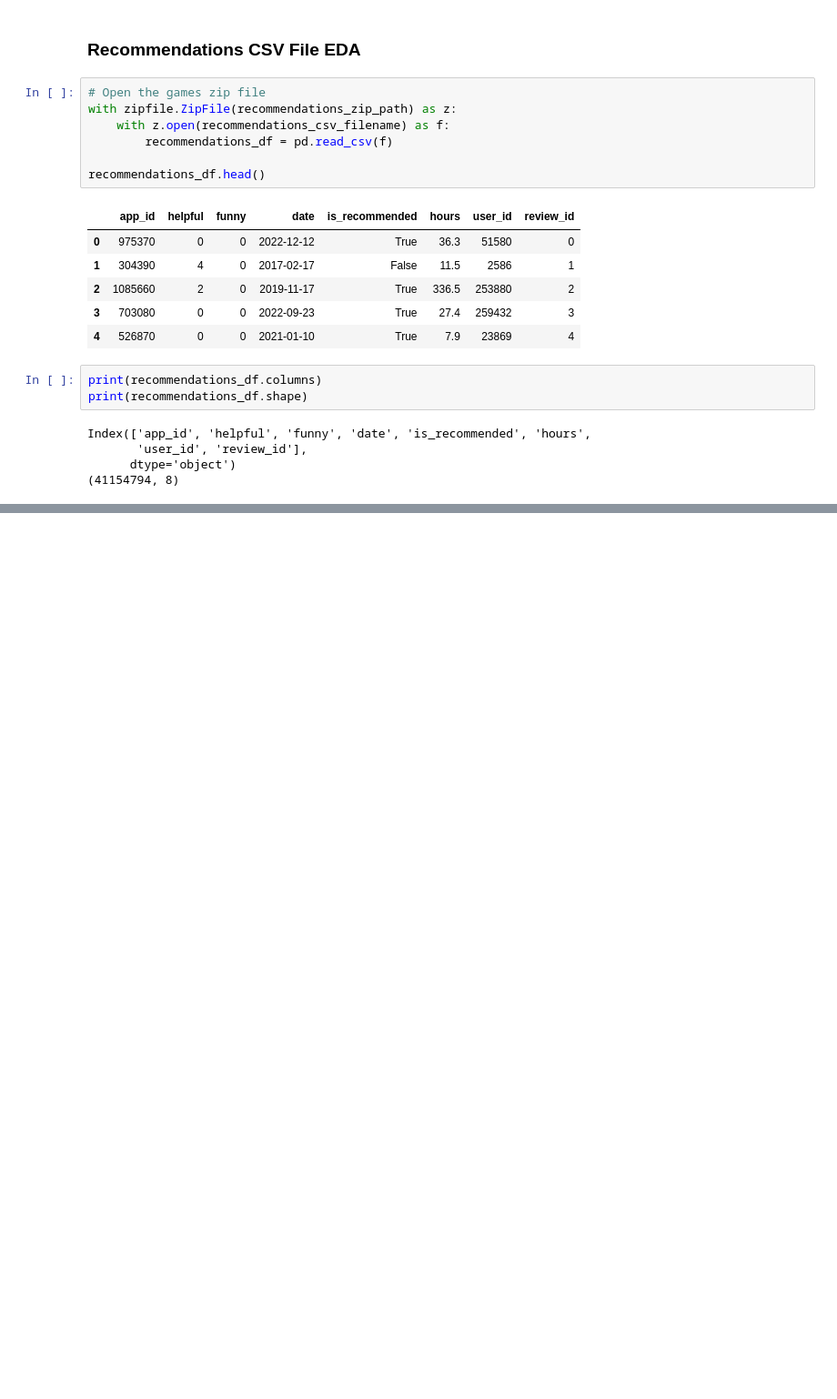
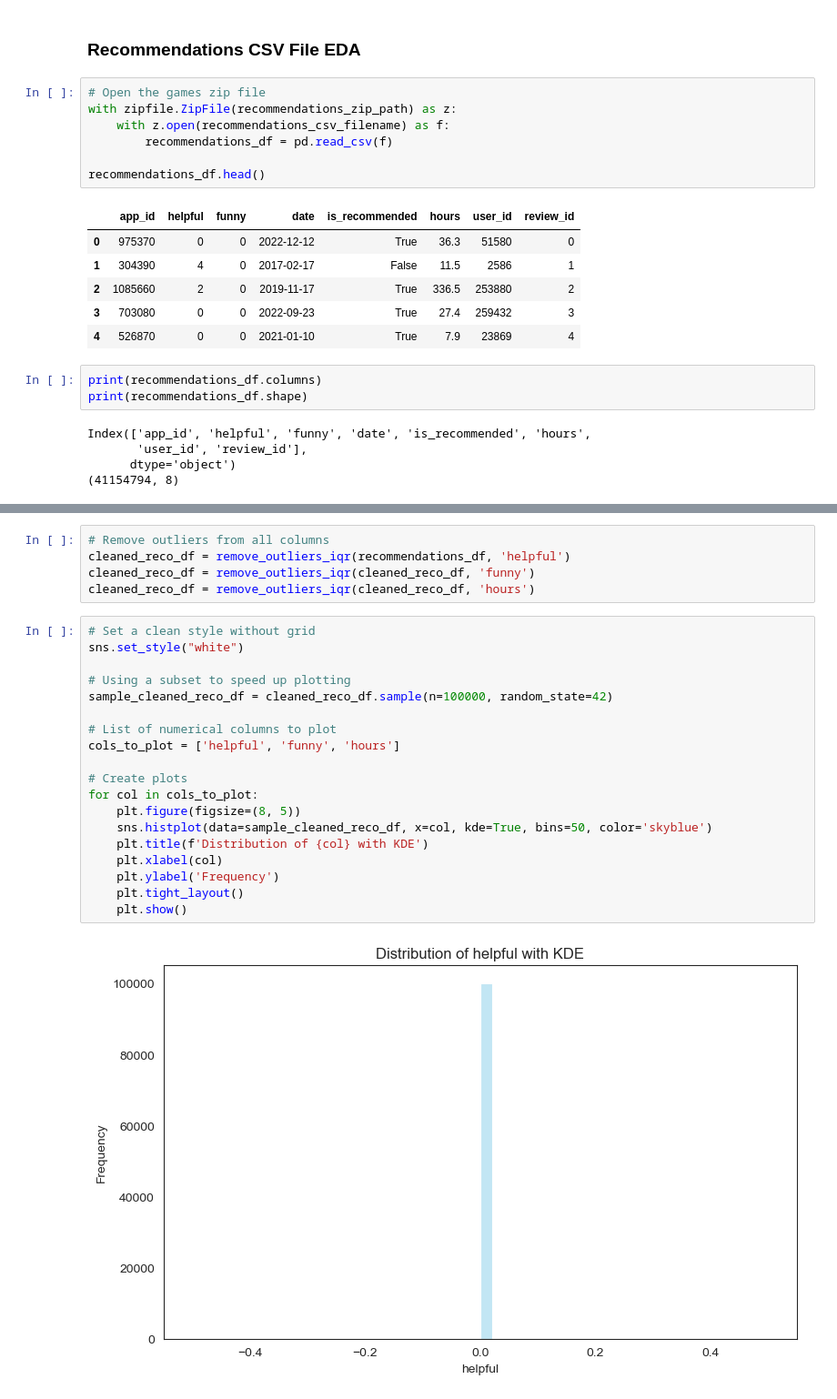
Before and after one commit to xiaojun1402/Recsys_Steam_Games, a Jupyter notebook: eda.ipynb, the cells around one changed output, grey strips where cells are left out. Shown at 91% size. Cells and saved outputs as stored; diff of their text form; blank space fills up the shorter version.

```diff
--- a/eda.ipynb
+++ b/eda.ipynb
@@ -445,0 +578,26 @@ Index(['app_id', 'helpful', 'funny', 'date', 'is_recommended', 'hours',
+# %%
+# Remove outliers from all columns
+cleaned_reco_df = remove_outliers_iqr(recommendations_df, 'helpful')
+cleaned_reco_df = remove_outliers_iqr(cleaned_reco_df, 'funny')
+cleaned_reco_df = remove_outliers_iqr(cleaned_reco_df, 'hours')
+# %%
+# Set a clean style without grid
+sns.set_style("white")
+
+# Using a subset to speed up plotting
+sample_cleaned_reco_df = cleaned_reco_df.sample(n=100000, random_state=42)
+
+# List of numerical columns to plot
+cols_to_plot = ['helpful', 'funny', 'hours']
+
+# Create plots
+for col in cols_to_plot:
+    plt.figure(figsize=(8, 5))
+    sns.histplot(data=sample_cleaned_reco_df, x=col, kde=True, bins=50, color='skyblue')
+    plt.title(f'Distribution of {col} with KDE')
+    plt.xlabel(col)
+    plt.ylabel('Frequency')
+    plt.tight_layout()
+    plt.show()
+# %% [output]
+[figure, added]
```
Also changed, not shown: parts of 18 cells of this notebook.
